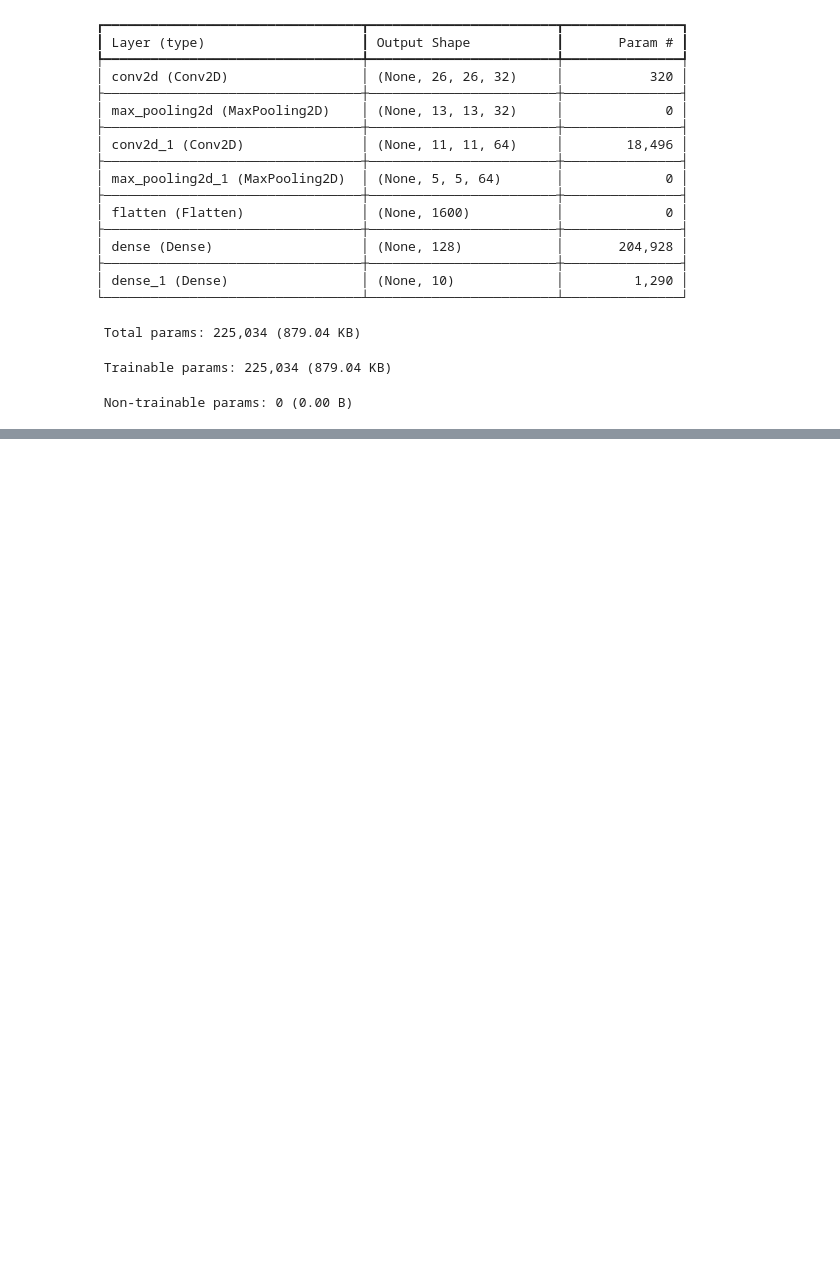
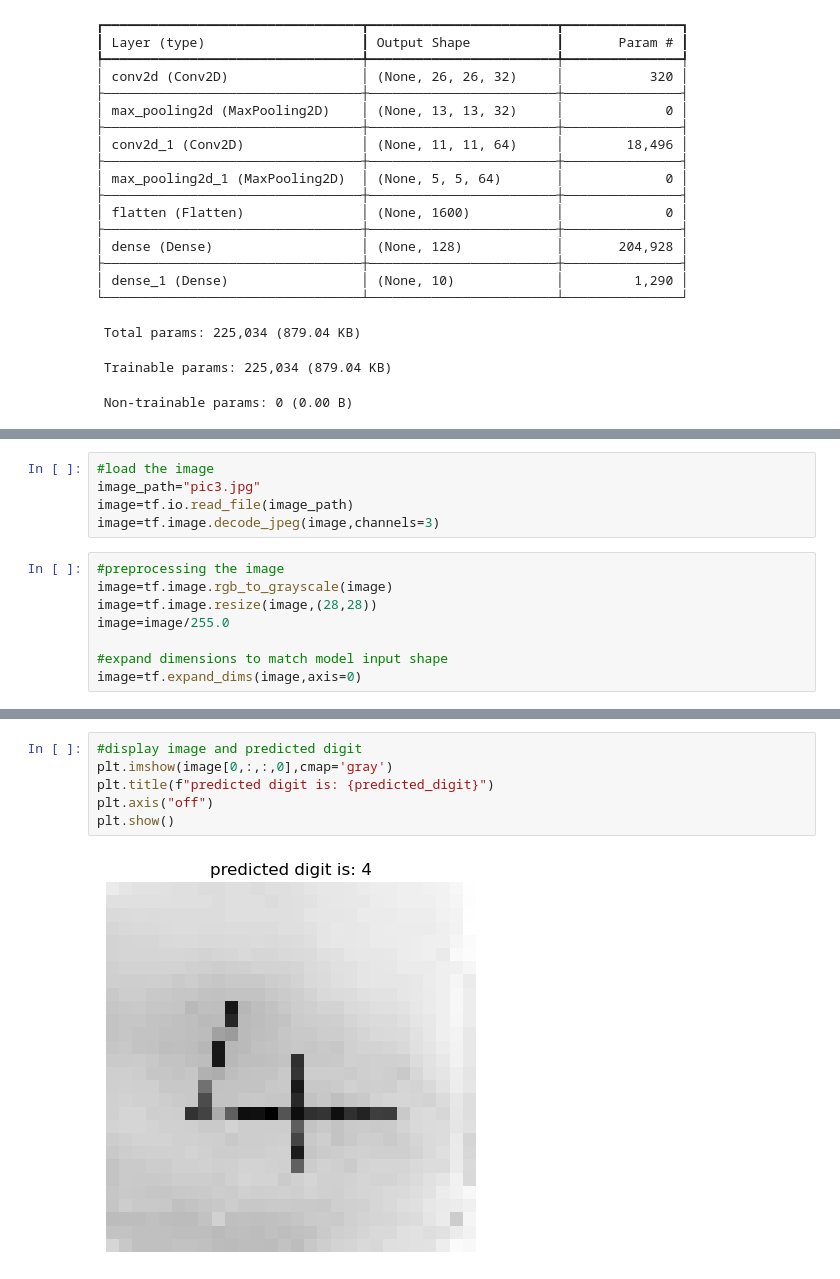
Before and after one commit to anitajn86/MACHINE_LEARNING_2, a Jupyter notebook: TRUE LEARNING/Tensors.ipynb, the cells around one changed output, grey strips where cells are left out. Drawn from its saved outputs; the diff is of its cells as text; blank space fills up the shorter version.

Commit message:
Success created the model

```diff
--- a/TRUE LEARNING/Tensors.ipynb
+++ b/TRUE LEARNING/Tensors.ipynb
@@ -141,0 +148,13 @@ ImportError: DLL load failed while importing cv2: The specified module could not
+# %%
+#load the image
+image_path="pic3.jpg"
+image=tf.io.read_file(image_path)
+image=tf.image.decode_jpeg(image,channels=3)
+# %%
+#preprocessing the image
+image=tf.image.rgb_to_grayscale(image)
+image=tf.image.resize(image,(28,28))
+image=image/255.0
+
+#expand dimensions to match model input shape
+image=tf.expand_dims(image,axis=0)
@@ -141,0 +167,8 @@ ImportError: DLL load failed while importing cv2: The specified module could not
+# %%
+#display image and predicted digit
+plt.imshow(image[0,:,:,0],cmap='gray')
+plt.title(f"predicted digit is: {predicted_digit}")
+plt.axis("off")
+plt.show()
+# %% [output]
+[figure, added]
```
Also changed, not shown: parts of 11 cells of this notebook, 4 other files.
